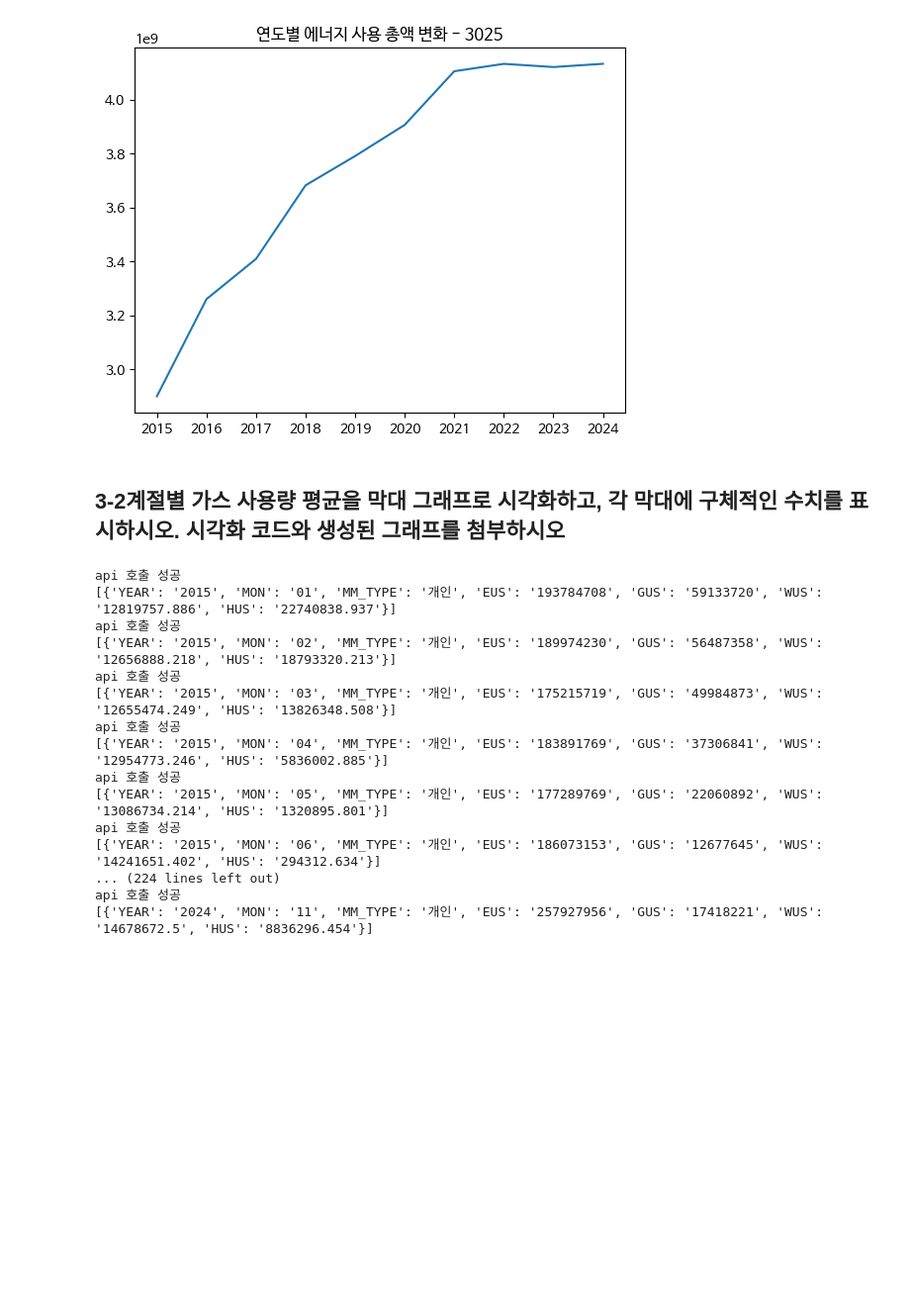
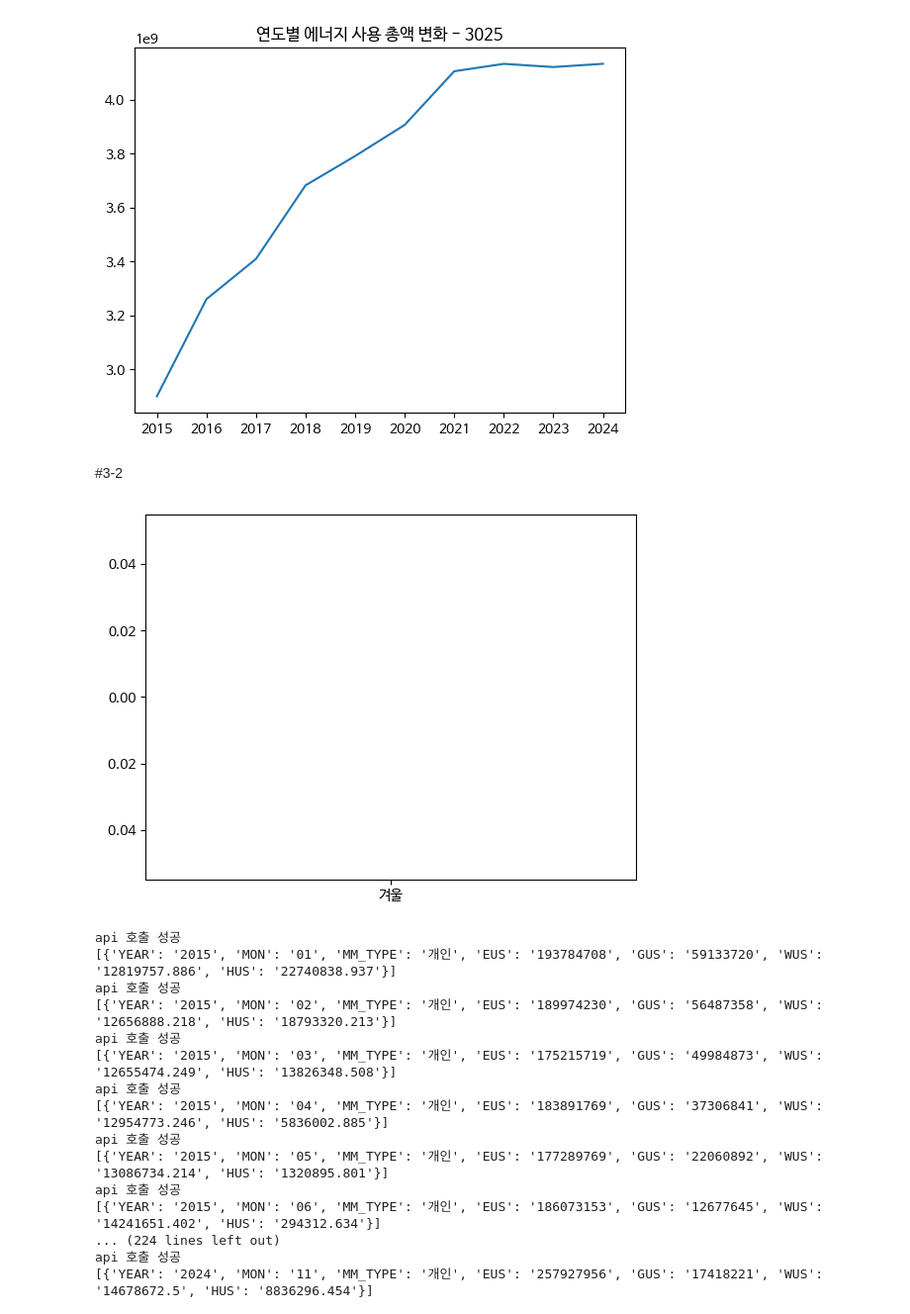
Before and after one commit to JacobChoi00/Data-Analysis-with-Open-Source, a Jupyter notebook: 오픈소스_데이터_분석_4강.ipynb, the cells around one changed output. Shown at 99% size. Drawn from its saved outputs; the diff is of its cells as text; code cells hidden in the pictures; blank space fills up the shorter version.

```diff
--- a/오픈소스_데이터_분석_4강.ipynb
+++ b/오픈소스_데이터_분석_4강.ipynb
@@ -206,8 +206,8 @@ else:
   print(f"API 호출 실패: {responses.status_code}")
 # %% [output]
 [figure]
-# %% [markdown]
-## 3-2계절별 가스 사용량 평균을 막대 그래프로 시각화하고, 각 막대에 구체적인 수치를 표시하시오. 시각화 코드와 생성된 그래프를 첨부하시오
+# %% [markdown]
+#3-2
 # %%
 import requests
 import pandas as pd
@@ -236,44 +236,41 @@ def dist_season(MON):
 
 params = {
     'serviceKey': api_key,
     'returnType': 'json',
     'numOfRows': '100',
     'pageNo': '1',
     'sidoName': '서울',
     'ver': '1.0'
 }
 
 result = []
 
 for year_month in get_year_months():
   url_year_month = url.format(year=year_month[:4], month=year_month[4:])
   responses = requests.get(url_year_month, params=params)
   row = responses.json()['energyUseDataSummaryInfo']['row']
 
   data = [{i: d[i] for i in ('YEAR', 'MON', 'MM_TYPE', 'EUS', 'GUS', 'WUS', 'HUS')} for d in row if d.get("MM_TYPE") == "개인"]
   result.extend(data)
 
 df = pd.DataFrame(result)
 
+df['GUS'] = df['GUS'].apply(pd.to_numeric, errors='coerce')
+
 df['SEASON'] = df['MON'].apply(dist_season)
 
-cols = ['EUS', 'GUS', 'WUS', 'HUS']
+df['MEAN'] = (df.groupby('SEASON', as_index=False)['GUS'].mean().set_index('SEASON'))
 
-df[cols] = df[cols].apply(pd.to_numeric, errors='coerce')
+#mean_map = year_sum.set_index('YEAR')['MEAN']
+#df['MEAN'] = df['YEAR'].map(mean_map)
 
-year_sum = df.groupby('YEAR', as_index=False)[cols].sum()
-
-year_sum['TOTAL'] = year_sum[cols].sum(axis=1)
-
-total_map = year_sum.set_index('YEAR')['TOTAL']
-df['TOTAL'] = df['YEAR'].map(total_map)
-
-x = df['YEAR']
-y = df['TOTAL']
-plt.plot(x, y)
-plt.title('연도별 에너지 사용 총액 변화 - 3025')
+x = df['SEASON']
+y = df['MEAN']
+plt.bar(x, y)
 
 if responses.status_code == 200:
-  plt.savefig('오픈소스3-1')
+  plt.savefig('오픈소스3-2')
 else:
   print(f"API 호출 실패: {responses.status_code}")
+# %% [output]
+[figure, added]
```
Also changed, not shown: parts of 2 cells of this notebook.
